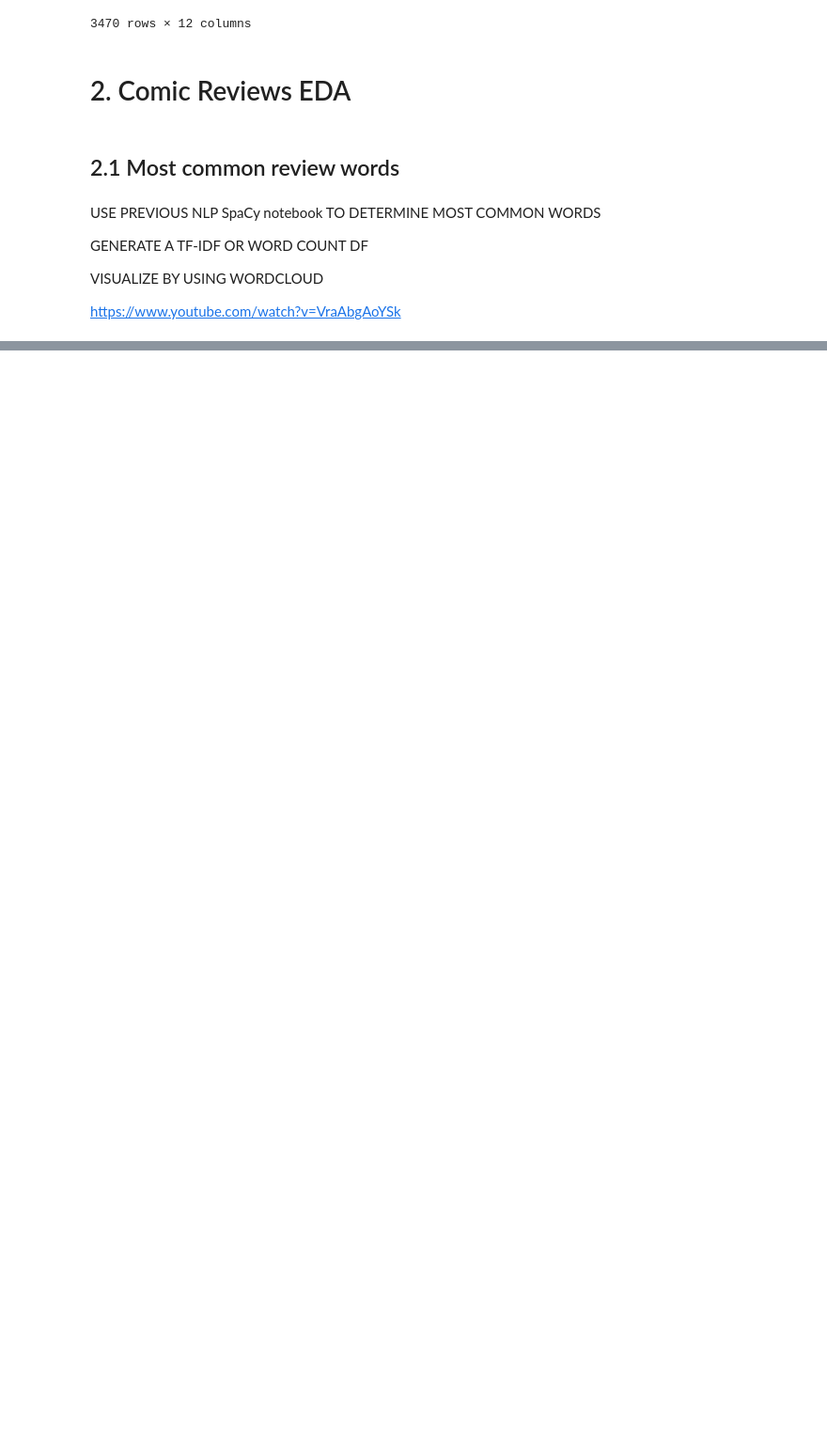
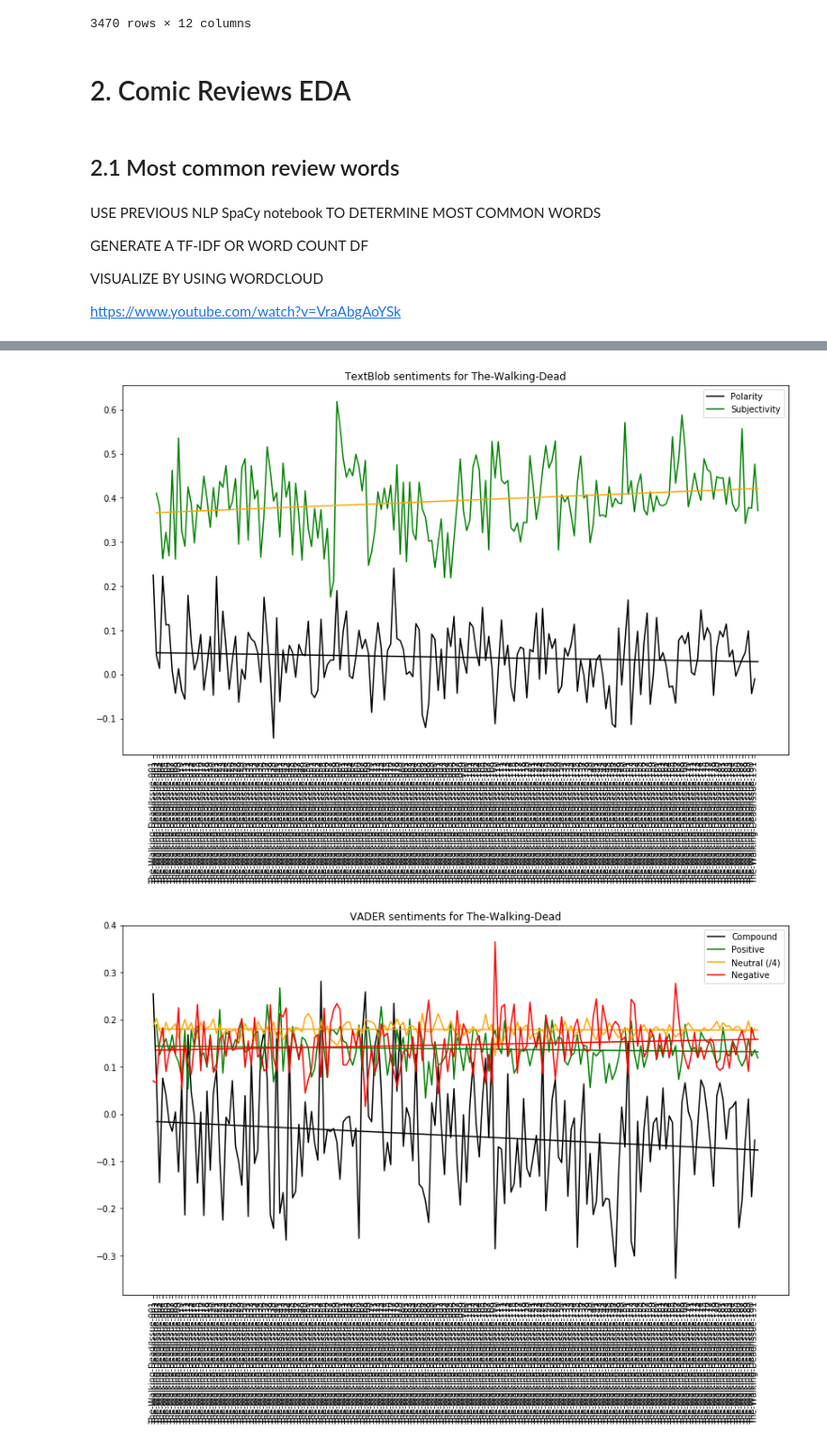
Before and after one commit to abgrss/comic_comments_nlp, a Jupyter notebook: Comic Comments NLP.ipynb, the cells around one changed output, grey strips where cells are left out. Shown at 94% size. Saved outputs shown, nothing was run; the diff lists cells and outputs as text; code cells hidden in the pictures; blank space fills up the shorter version.

```diff
--- a/Comic Comments NLP.ipynb
+++ b/Comic Comments NLP.ipynb
@@ -485,0 +625,7 @@ temp = pd.read_csv('comic_comments/batman_2016_comments.csv')
+# %%
+keyword = "The-Walking-Dead"
+df = NLP_pipeline(keyword=keyword)
+graph_sentiment(df, keyword)
+# %% [output]
+[figure, added]
+[figure, added]
```
Also changed, not shown: parts of 14 cells of this notebook, 4 other files.
